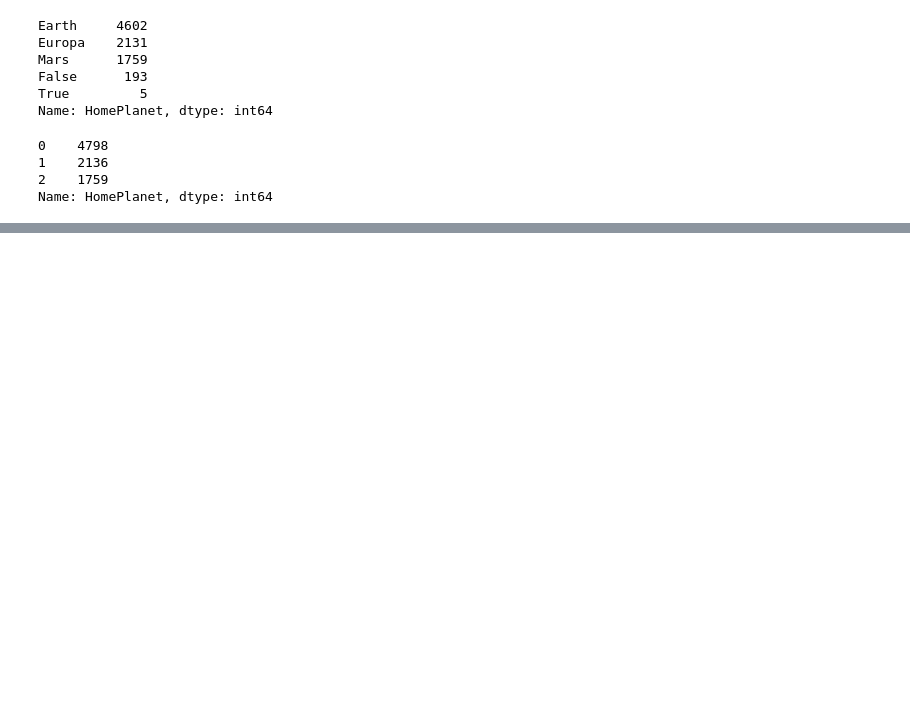
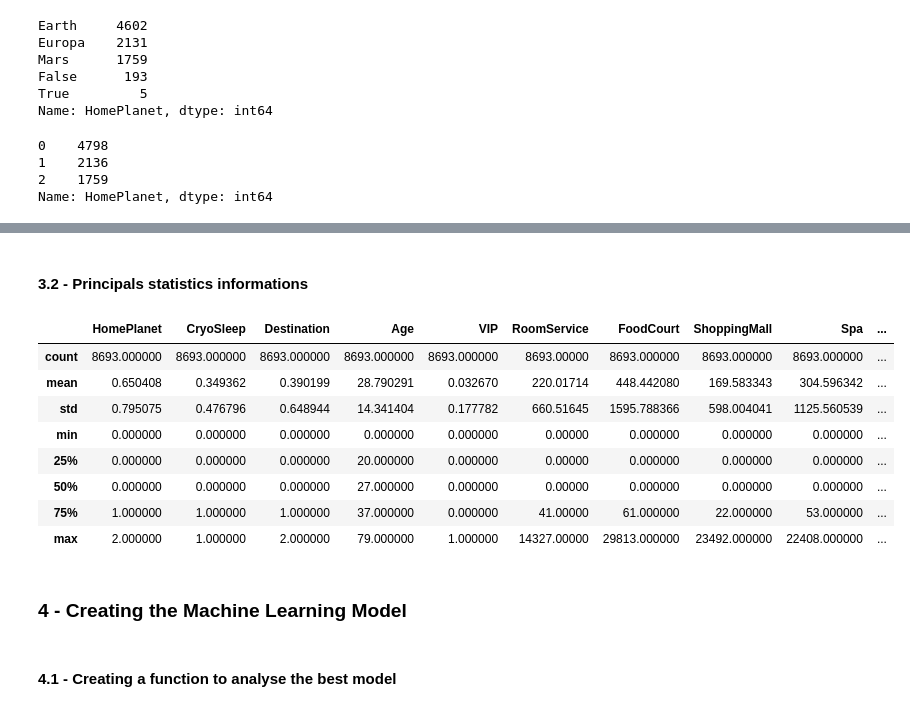
Before and after one commit to Mota-Scientist/Basic-Kaggle-Competitions, a Jupyter notebook: Spaceship_Titanic/spacial_titanic.ipynb, the cells around one changed output, grey strips where cells are left out. Drawn from its saved outputs; the diff is of its cells as text; code cells hidden in the pictures; blank space fills up the shorter version.

```diff
--- a/Spaceship_Titanic/spacial_titanic.ipynb
+++ b/Spaceship_Titanic/spacial_titanic.ipynb
@@ -195,0 +399,16 @@ test['VIP'].fillna(test['HomePlanet'],inplace = True)
+# %% [markdown]
+#### 3.2 - Principals statistics informations
+# %%
+train.describe()
+# %% [output]
+|  | HomePlanet | CryoSleep | Destination | Age | VIP | RoomService | FoodCourt | ShoppingMall | Spa | ... |
+| count | 8693.000000 | 8693.000000 | 8693.000000 | 8693.000000 | 8693.000000 | 8693.00000 | 8693.000000 | 8693.000000 | 8693.000000 | ... |
+| mean | 0.650408 | 0.349362 | 0.390199 | 28.790291 | 0.032670 | 220.01714 | 448.442080 | 169.583343 | 304.596342 | ... |
+| std | 0.795075 | 0.476796 | 0.648944 | 14.341404 | 0.177782 | 660.51645 | 1595.788366 | 598.004041 | 1125.560539 | ... |
+| min | 0.000000 | 0.000000 | 0.000000 | 0.000000 | 0.000000 | 0.00000 | 0.000000 | 0.000000 | 0.000000 | ... |
+| 25% | 0.000000 | 0.000000 | 0.000000 | 20.000000 | 0.000000 | 0.00000 | 0.000000 | 0.000000 | 0.000000 | ... |
+| 50% | 0.000000 | 0.000000 | 0.000000 | 27.000000 | 0.000000 | 0.00000 | 0.000000 | 0.000000 | 0.000000 | ... |
+| 75% | 1.000000 | 1.000000 | 1.000000 | 37.000000 | 0.000000 | 41.00000 | 61.000000 | 22.000000 | 53.000000 | ... |
+| max | 2.000000 | 1.000000 | 2.000000 | 79.000000 | 1.000000 | 14327.00000 | 29813.000000 | 23492.000000 | 22408.000000 | ... |
+# %% [markdown]
+### 4 - Creating the Machine Learning Model
@@ -195,0 +422,2 @@ test['VIP'].fillna(test['HomePlanet'],inplace = True)
+# %% [markdown]
+#### 4.1 -  Creating a function to analyse the best model
```
Also changed, not shown: parts of 34 cells of this notebook.
